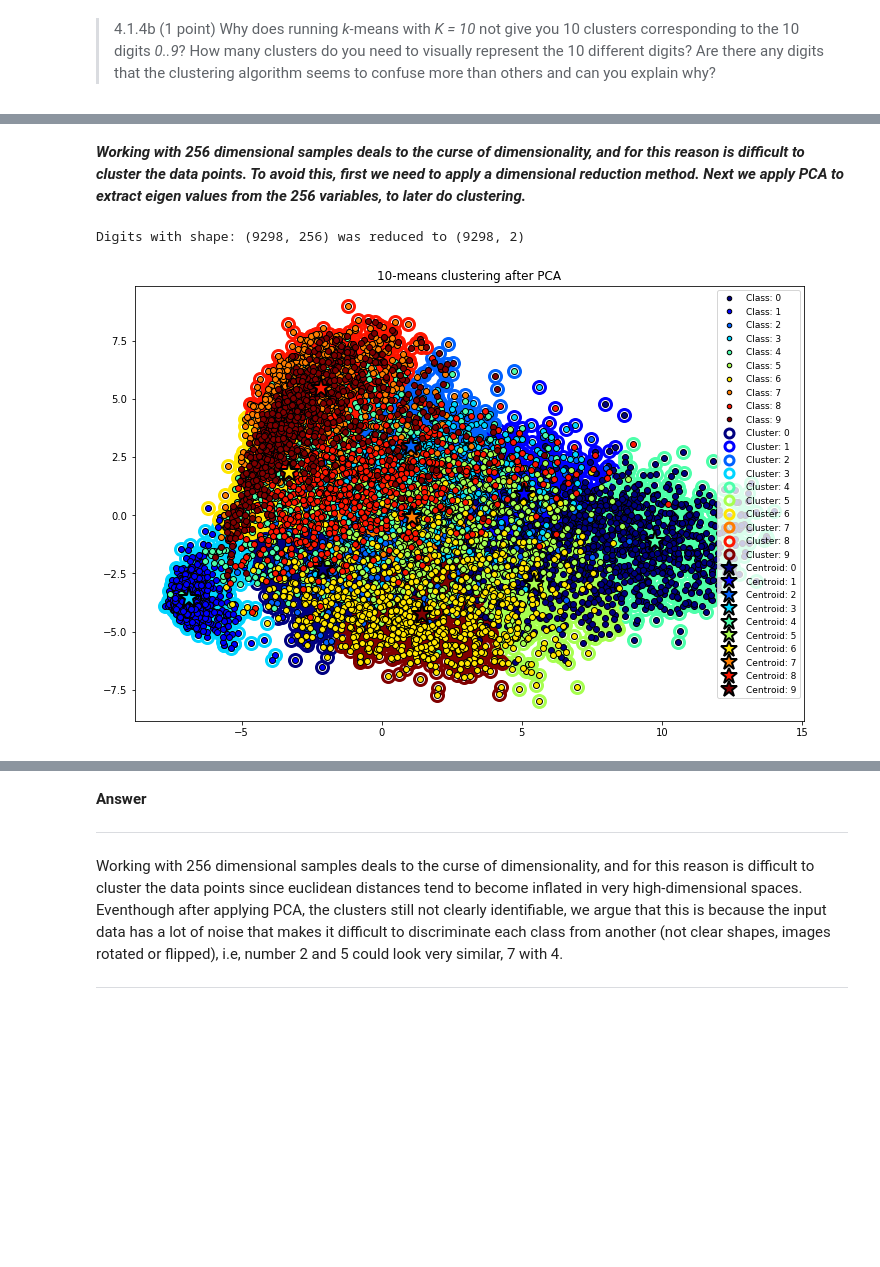
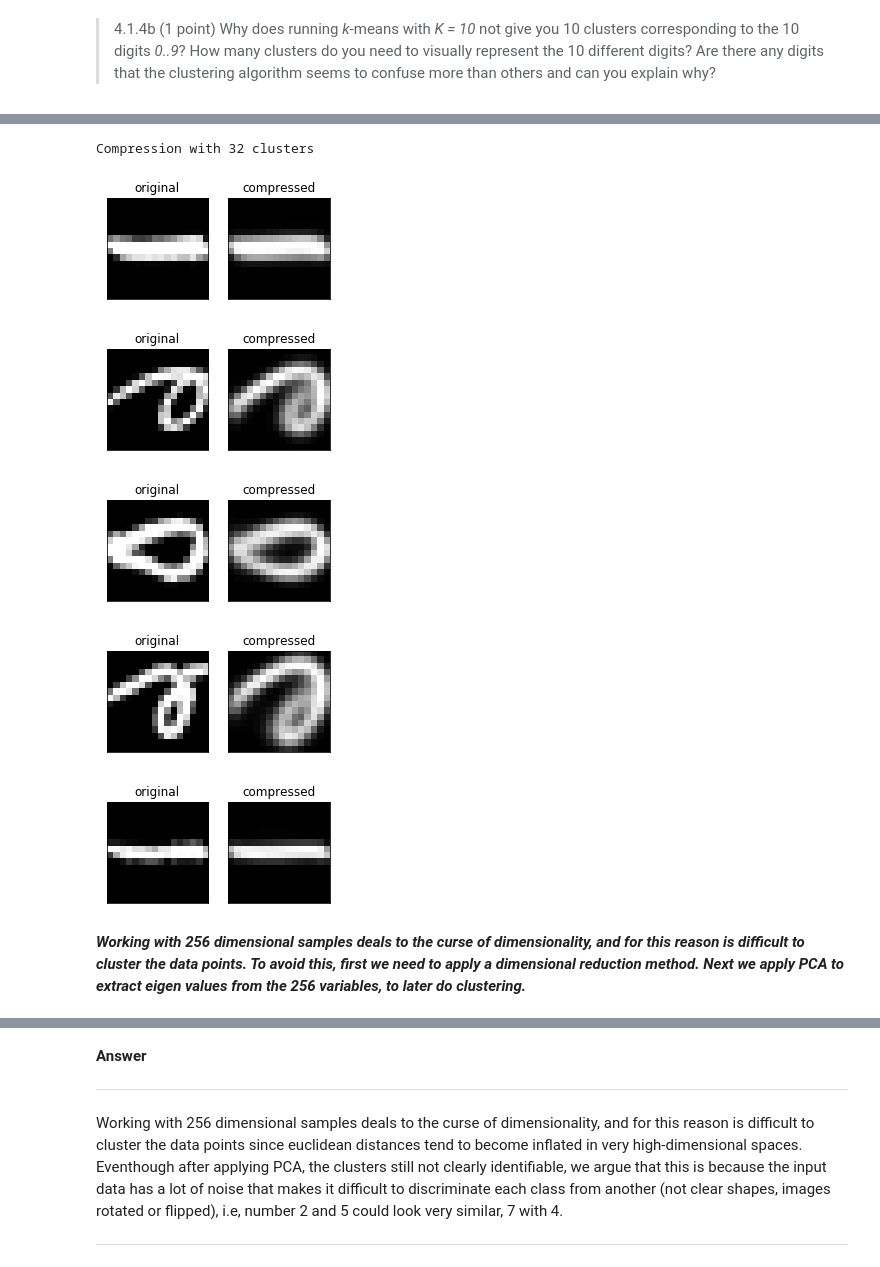
Before and after one commit to gabrielraya/Data-Mining, a Jupyter notebook: Assignment_4/Assignment_4.ipynb, the cells around one changed output, grey strips where cells are left out. Drawn from its saved outputs; the diff is of its cells as text; code cells hidden in the pictures; blank space fills up the shorter version.

```diff
--- a/Assignment_4/Assignment_4.ipynb
+++ b/Assignment_4/Assignment_4.ipynb
@@ -297,7 +281,17 @@ for i in range(6,12):
+# %%
+demo_compression(32, digits, demo_indices)
+# %% [output]
+Compression with 32 clusters
+[figure, added]
+[figure, added]
+[figure, added]
+[figure, added]
+[figure, added]
 # %% [markdown]
 ***Working with 256 dimensional samples deals to the curse of dimensionality, and for this reason is difficult to cluster the data points. To avoid this, first we need to apply a dimensional reduction method. Next we apply PCA to extract eigen values from the 256 variables, to later do clustering.***
 # %%
 from sklearn.preprocessing import StandardScaler
+from sklearn.decomposition import PCA
 
 def pca(data, n):
     pca_std  = StandardScaler().fit_transform(data)
@@ -310,14 +304,3 @@ def kmeans_pca_plot(k, data, true_labels):
     plt.title(f'{k}-means clustering after PCA')
     clusterPlot(data, labels, cluster_centers, true_labels)
     plt.show()
-
-# PCA for the 2 main components
-n = 2
-reduced_data = pca(digits['X'], n)
-
-dim = digits['X'].shape
-print(f'Digits with shape: {dim} was reduced to {reduced_data.shape}')
-kmeans_pca_plot(10, reduced_data, digits['y'])
-# %% [output]
-Digits with shape: (9298, 256) was reduced to (9298, 2)
-[figure, removed]
```
Also changed, not shown: parts of 8 cells of this notebook.
